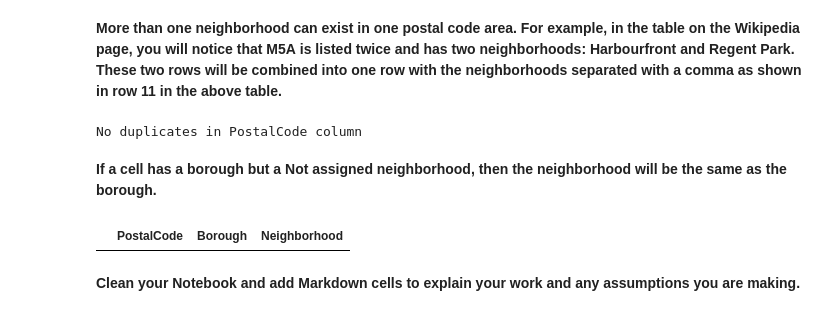
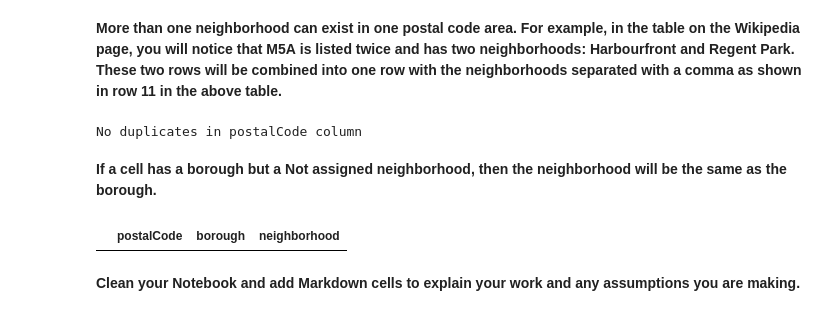
Before and after one commit to pemm8/Coursera_Capstone, a Jupyter notebook: capstone_notebook_v1.ipynb, the cells around one changed output. Saved outputs shown, nothing was run; the diff lists cells and outputs as text; code cells hidden in the pictures.

```diff
--- a/capstone_notebook_v1.ipynb
+++ b/capstone_notebook_v1.ipynb
@@ -23,27 +41,27 @@ df_toronto = pd.read_html(str(table))[0]
 # %% [markdown]
 **The dataframe will consist of three columns: PostalCode, Borough, and Neighborhood**
-# %%
-df_toronto.columns = ['PostalCode','Borough','Neighborhood']
+# %%
+df_toronto.columns = ['postalCode','borough','neighborhood']
 # %% [markdown]
 **Only process the cells that have an assigned borough. Ignore cells with a borough that is Not assigned.**
 # %%
-df_toronto = df_toronto[df_toronto['Borough'] != 'Not assigned']
+df_toronto = df_toronto[df_toronto['borough'] != 'Not assigned']
 # %% [markdown]
 **More than one neighborhood can exist in one postal code area. For example, in the table on the Wikipedia page, you will notice that M5A is listed twice and has two neighborhoods: Harbourfront and Regent Park. These two rows will be combined into one row with the neighborhoods separated with a comma as shown in row 11 in the above table.**
 # %%
 # Proof that there are no duplicates in the PostalCode column
-if len(list(df_toronto['PostalCode'])) == len(set(df_toronto['PostalCode'])):
-    print('No duplicates in PostalCode column')
+if len(list(df_toronto['postalCode'])) == len(set(df_toronto['postalCode'])):
+    print('No duplicates in postalCode column')
 else:
-    print('Possible duplicates in PostalCode column')
+    print('Possible duplicates in postalCode column')
 # %% [output]
-No duplicates in PostalCode column
+No duplicates in postalCode column
 # %% [markdown]
 **If a cell has a borough but a Not assigned neighborhood, then the neighborhood will be the same as the borough.**
 # %%
-df_toronto[df_toronto['Neighborhood'] == 'Not assigned']
+df_toronto[df_toronto['neighborhood'] == 'Not assigned']
 # %% [output]
-|  | PostalCode | Borough | Neighborhood |
+|  | postalCode | borough | neighborhood |
 # %% [markdown]
 **Clean your Notebook and add Markdown cells to explain your work and any assumptions you are making.**
 # %% [markdown]
```
Also changed, not shown: parts of 44 cells of this notebook, 1 other file.
